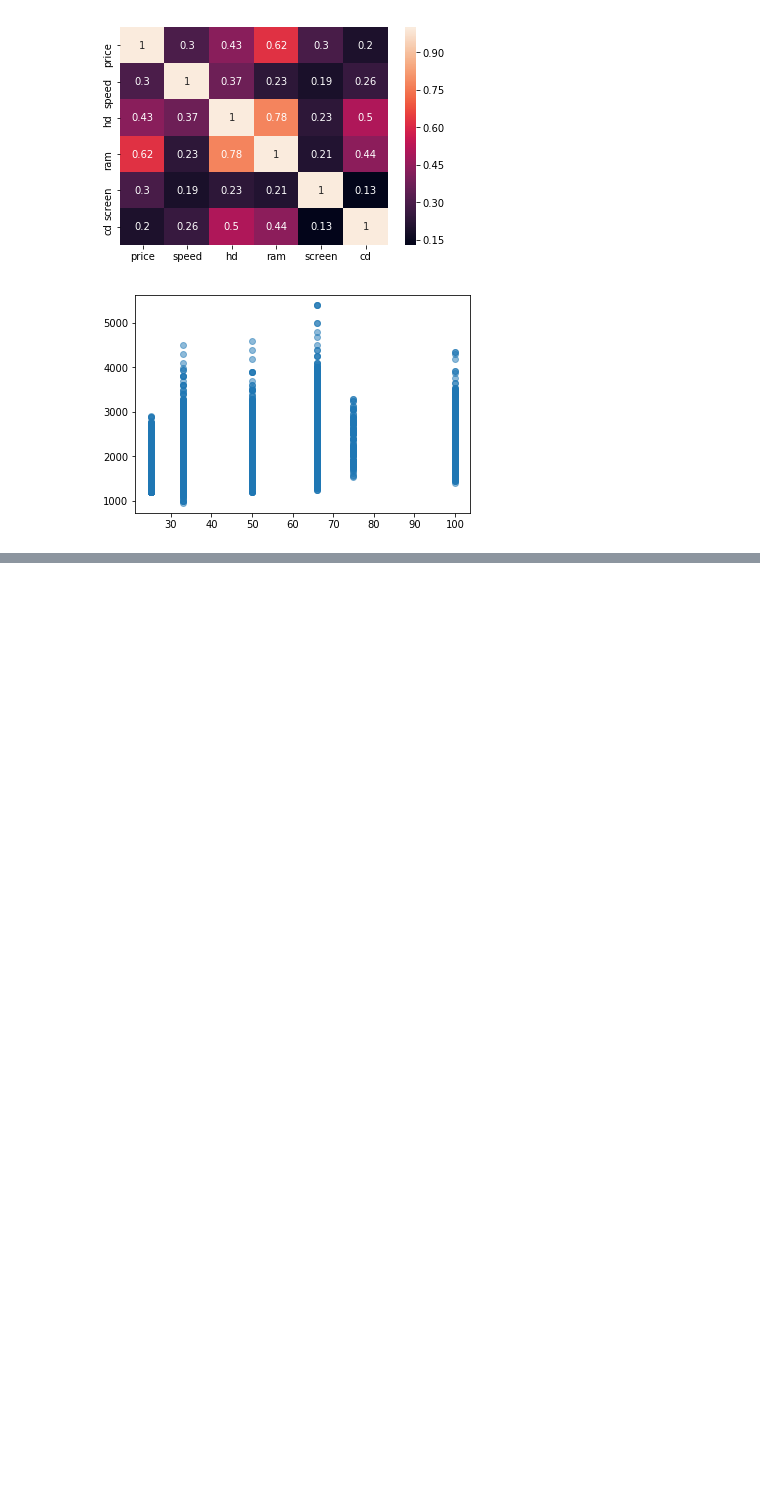
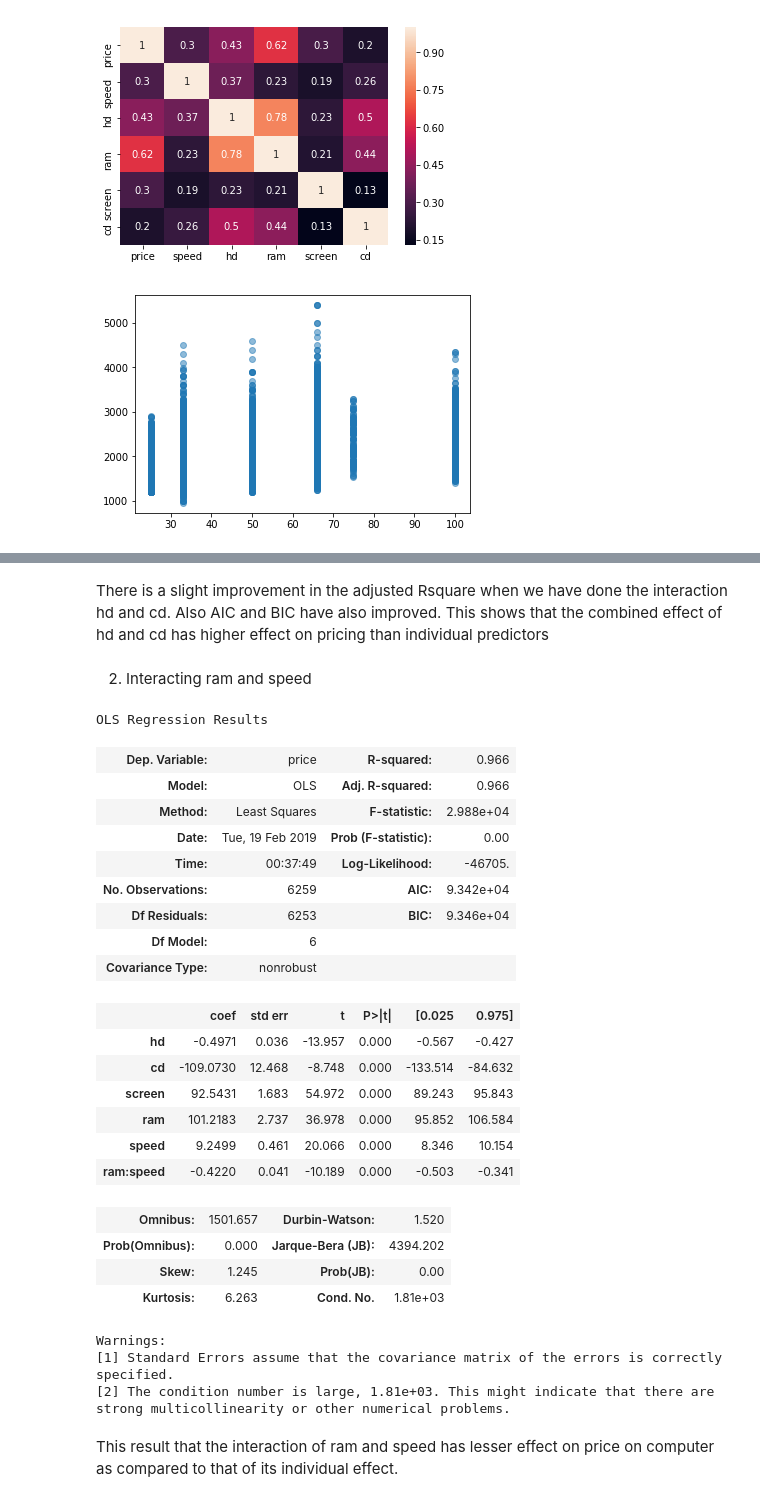
Before and after one commit to kapilashu/Data-Science-Assignments, a Jupyter notebook: Assignment 2_AshuKapil_INFO6105.ipynb, the cells around one changed output, grey strips where cells are left out. Cells and saved outputs as stored; diff of their text form; code cells hidden in the pictures; blank space fills up the shorter version.

```diff
--- a/Assignment 2_AshuKapil_INFO6105.ipynb
+++ b/Assignment 2_AshuKapil_INFO6105.ipynb
@@ -122,0 +337,35 @@ plt.show()
+# %% [markdown]
+There is a slight improvement in the adjusted Rsquare when we have done the interaction hd and cd. Also AIC and BIC have also improved. This shows that the combined effect of hd and cd has higher effect on pricing than individual predictors
+# %% [markdown]
+2. Interacting ram and speed
+# %%
+ram_speed_model_B = ols("price ~ hd + cd + screen + ram + speed + ram : speed -1", data=df).fit()
+ram_speed_model_B.summary()
+# %% [output]
+OLS Regression Results
+| Dep. Variable: | price | R-squared: | 0.966 |
+| Model: | OLS | Adj. R-squared: | 0.966 |
+| Method: | Least Squares | F-statistic: | 2.988e+04 |
+| Date: | Tue, 19 Feb 2019 | Prob (F-statistic): | 0.00 |
+| Time: | 00:37:49 | Log-Likelihood: | -46705. |
+| No. Observations: | 6259 | AIC: | 9.342e+04 |
+| Df Residuals: | 6253 | BIC: | 9.346e+04 |
+| Df Model: | 6 |  |  |
+| Covariance Type: | nonrobust |  |  |
+|  | coef | std err | t | P>|t| | [0.025 | 0.975] |
+| hd | -0.4971 | 0.036 | -13.957 | 0.000 | -0.567 | -0.427 |
+| cd | -109.0730 | 12.468 | -8.748 | 0.000 | -133.514 | -84.632 |
+| screen | 92.5431 | 1.683 | 54.972 | 0.000 | 89.243 | 95.843 |
+| ram | 101.2183 | 2.737 | 36.978 | 0.000 | 95.852 | 106.584 |
+| speed | 9.2499 | 0.461 | 20.066 | 0.000 | 8.346 | 10.154 |
+| ram:speed | -0.4220 | 0.041 | -10.189 | 0.000 | -0.503 | -0.341 |
+| Omnibus: | 1501.657 | Durbin-Watson: | 1.520 |
+| Prob(Omnibus): | 0.000 | Jarque-Bera (JB): | 4394.202 |
+| Skew: | 1.245 | Prob(JB): | 0.00 |
+| Kurtosis: | 6.263 | Cond. No. | 1.81e+03 |
+Warnings:
+[1] Standard Errors assume that the covariance matrix of the errors is correctly specified.
+[2] The condition number is large, 1.81e+03. This might indicate that there are
+strong multicollinearity or other numerical problems.
+# %% [markdown]
+This result that the interaction of ram and speed has lesser effect on price on computer as compared to that of its individual effect.
```
Also changed, not shown: parts of 21 cells of this notebook, 1 other file.
